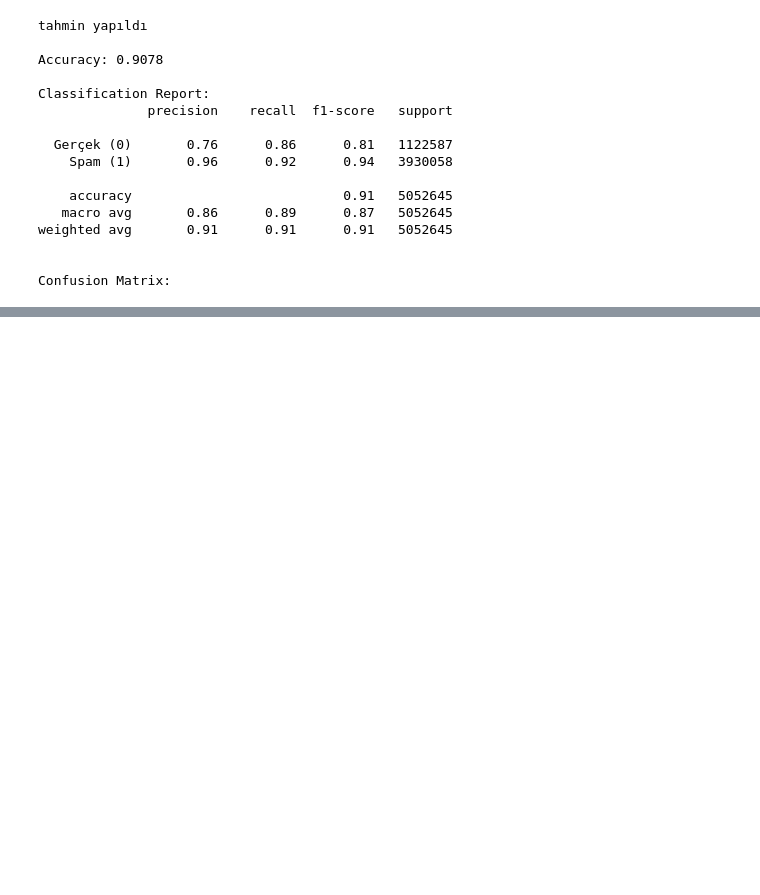
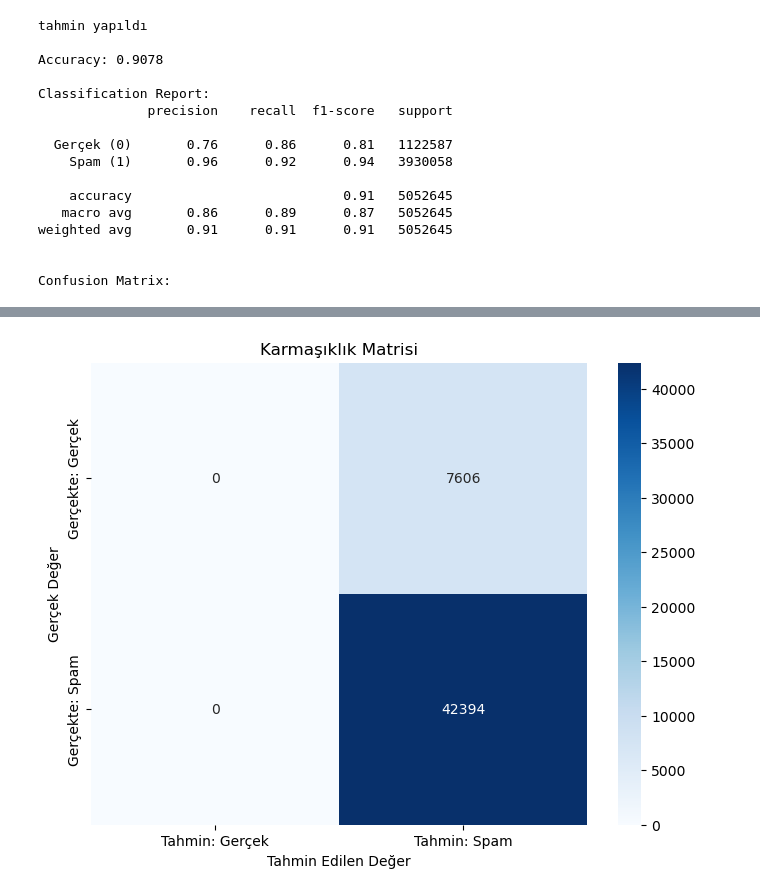
Before and after one commit to AybarsKansu/amazon-fake-review-detector, a Jupyter notebook: notebooks/regression.ipynb, the cells around one changed output, grey strips where cells are left out. Saved outputs shown, nothing was run; the diff lists cells and outputs as text; code cells hidden in the pictures; blank space fills up the shorter version.

```diff
--- a/notebooks/regression.ipynb
+++ b/notebooks/regression.ipynb
@@ -286,0 +398,14 @@ plt.show()
+# %%
+model = LogisticRegression(solver="saga", max_iter=1000, random_state=0)
+model.fit(X_train_toys, y_train_toys)
+# %%
+y_pred_toys = model.predict(X_test_toys)
+print("tahmin yapıldı")
+accuracy = accuracy_score(y_test_toys, y_pred_toys)
+print(f"\nAccuracy: {accuracy:.4f}")
+
+print("\nClassification Report:")
+print(classification_report(y_test_toys, y_pred_toys, target_names=['Gerçek (0)', 'Spam (1)']))
+
+print("\nConfusion Matrix:")
+cm = confusion_matrix(y_test_toys, y_pred_toys)
@@ -286,0 +429,12 @@ plt.show()
+# %%
+plt.figure(figsize=(8, 6))
+sns.heatmap(cm, annot=True, fmt='d', cmap='Blues',
+  xticklabels=['Tahmin: Gerçek', 'Tahmin: Spam'],
+  yticklabels=['Gerçekte: Gerçek', 'Gerçekte: Spam'])
+
+plt.ylabel('Gerçek Değer')
+plt.xlabel('Tahmin Edilen Değer')
+plt.title('Karmaşıklık Matrisi')
+plt.show()
+# %% [output]
+[figure, added]
```
Also changed, not shown: parts of 31 cells of this notebook, 3 other files.
